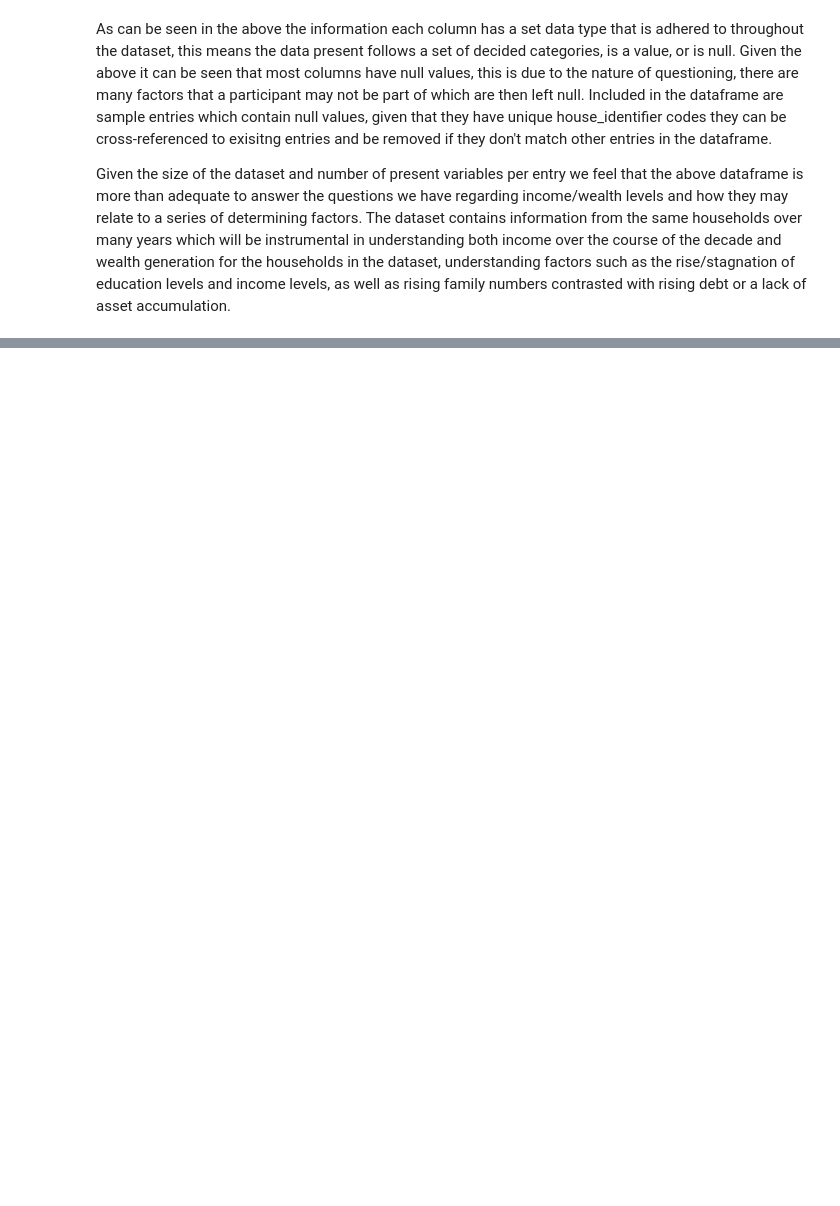
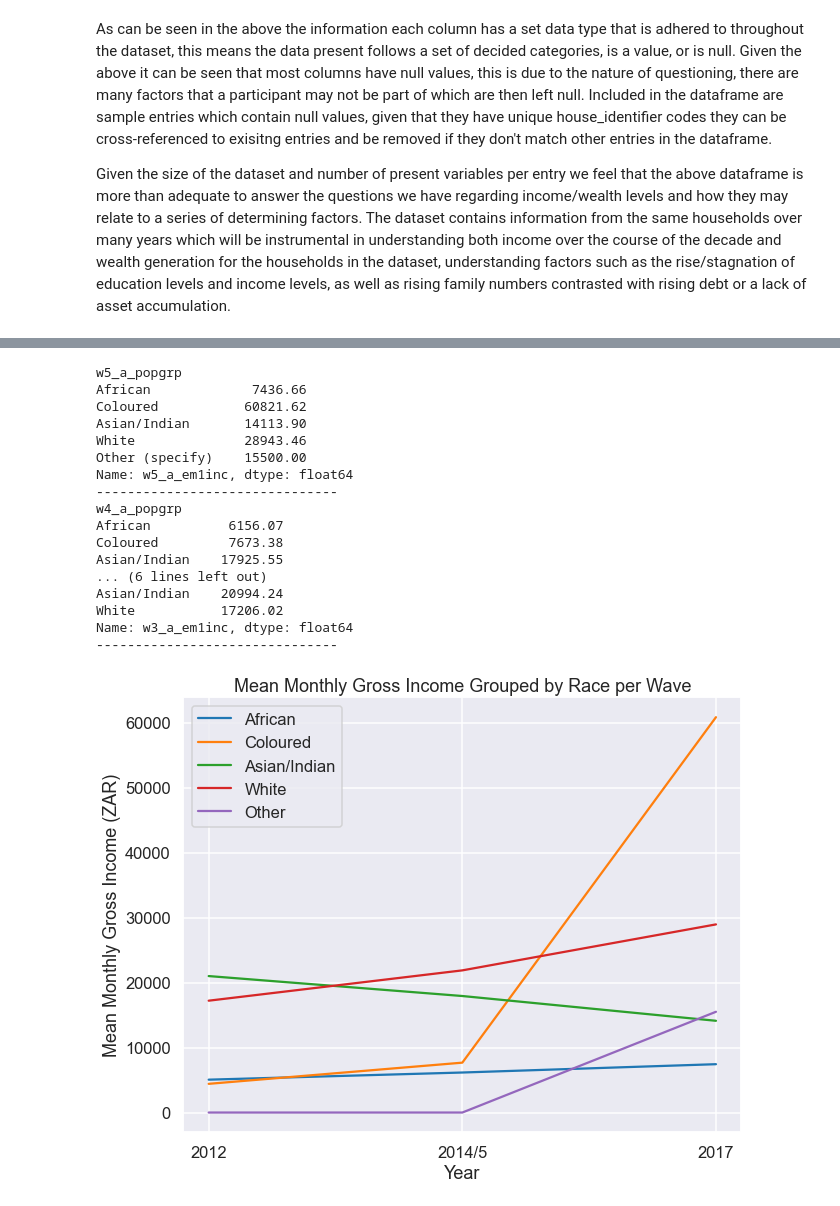
Before and after one commit to DAE-Mini-Project/DEA-Code, a Jupyter notebook: DaeCode.ipynb, the cells around one changed output, grey strips where cells are left out. Saved outputs shown, nothing was run; the diff lists cells and outputs as text; code cells hidden in the pictures; blank space fills up the shorter version.

```diff
--- a/DaeCode.ipynb
+++ b/DaeCode.ipynb
@@ -1502,0 +917,68 @@ MvC_piv = df_filtered.loc[:,['Possessions_Net_Value_Balance','Years_Cohabiting',
+# %%
+df_nonzero = df.loc[df['w5_a_em1inc'] >0.0,:]
+df2_nonzero = df2.loc[df2['w4_a_em1inc'] >0.0,:]
+df1_nonzero = df1.loc[df1['w3_a_em1inc'] >0.0,:]
+
+w5_raceMean_income = df_nonzero.groupby(['w5_a_popgrp'])['w5_a_em1inc'].mean()
+w4_raceMean_income = df2_nonzero.groupby('w4_a_popgrp')['w4_a_em1inc'].mean()
+w3_raceMean_income = df1_nonzero.groupby('w3_a_popgrp')['w3_a_em1inc'].mean()
+
+w5_raceMean_income = w5_raceMean_income[w5_raceMean_income>0]
+print(round(w5_raceMean_income,2))
+print("-------------------------------")
+w4_raceMean_income = w4_raceMean_income[w4_raceMean_income>0]
+print(round(w4_raceMean_income,2))
+print("-------------------------------")
+w3_raceMean_income = w3_raceMean_income[w3_raceMean_income>0]
+print(round(w3_raceMean_income,2))
+print("-------------------------------")
+
+african = {"2012": w3_raceMean_income['African'],"2014/5": w4_raceMean_income['African'], "2017": w5_raceMean_income['African']}
+coloured = {"2012": w3_raceMean_income['Coloured'],"2014/5": w4_raceMean_income['Coloured'], "2017": w5_raceMean_income['Coloured']}
+asian_indian = {"2012": w3_raceMean_income['Asian/Indian'],"2014/5": w4_raceMean_income['Asian/Indian'], "2017": w5_raceMean_income['Asian/Indian']}
+white = {"2012": w3_raceMean_income['White'],"2014/5": w4_raceMean_income['White'], "2017": w5_raceMean_income['White']}
+other = {"2012": 0.0,"2014/5": 0.0, "2017": w5_raceMean_income['Other (specify)']}
+
+afri_keys = african.keys()
+afri_vals = african.values()
+col_keys = coloured.keys()
+col_vals = coloured.values()
+asIn_keys = asian_indian.keys()
+asIn_vals = asian_indian.values()
+yt_keys = white.keys()
+yt_vals = white.values()
+oth_keys = other.keys()
+oth_vals = other.values()
+
+fig, ax = plt.subplots(figsize=(10,8))
+#ax.plot(miss_keys, miss_vals, label='Missing')
+ax.plot(afri_keys, afri_vals,label='African')
+ax.plot(col_keys, col_vals,label='Coloured')
+ax.plot(asIn_keys, asIn_vals,label='Asian/Indian')
+ax.plot(yt_keys, yt_vals,label='White')
+ax.plot(oth_keys, oth_vals,label='Other')
+
+ax.set_xlabel('Year')
+ax.set_ylabel('Mean Monthly Gross Income (ZAR)')
+ax.set_title('Mean Monthly Gross Income Grouped by Race per Wave')
+ax.legend()
+plt.show()
+# %% [output]
+w5_a_popgrp
+African             7436.66
+Coloured           60821.62
+Asian/Indian       14113.90
+White              28943.46
+Other (specify)    15500.00
+Name: w5_a_em1inc, dtype: float64
+-------------------------------
+w4_a_popgrp
+African          6156.07
+Coloured         7673.38
+Asian/Indian    17925.55
+... (6 lines left out)
+Asian/Indian    20994.24
+White           17206.02
+Name: w3_a_em1inc, dtype: float64
+-------------------------------
+[figure, added]
```
Also changed, not shown: parts of 65 cells of this notebook, 1 other file.
